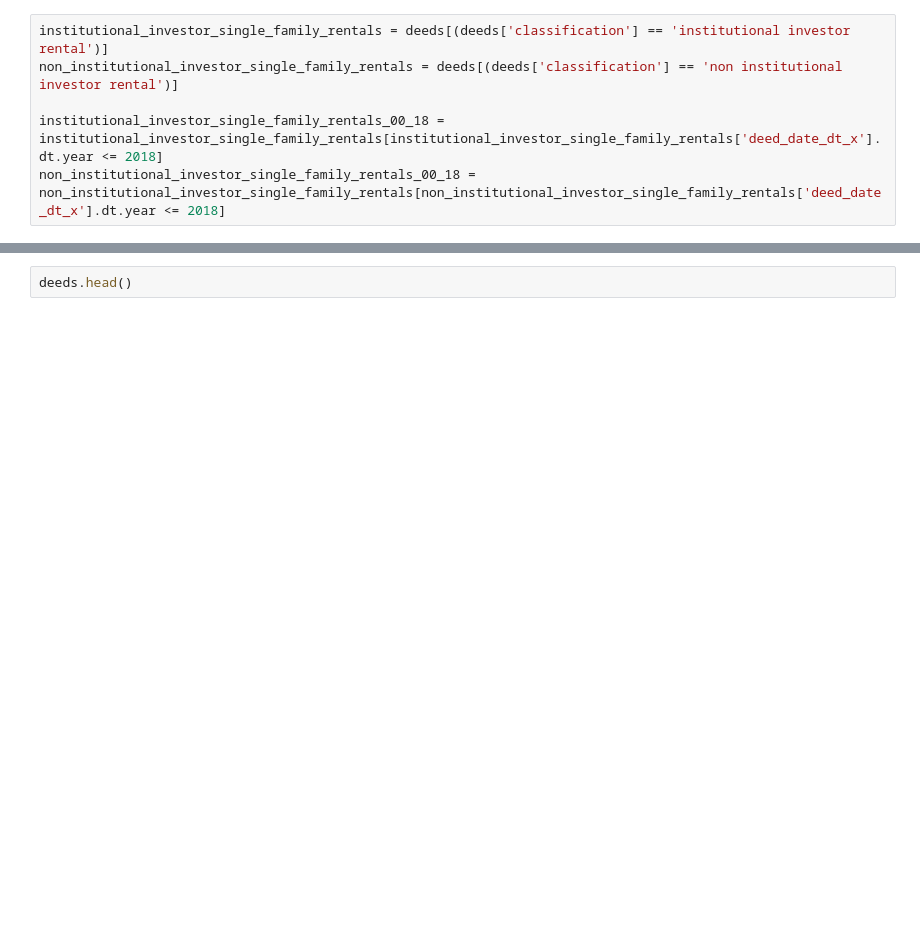
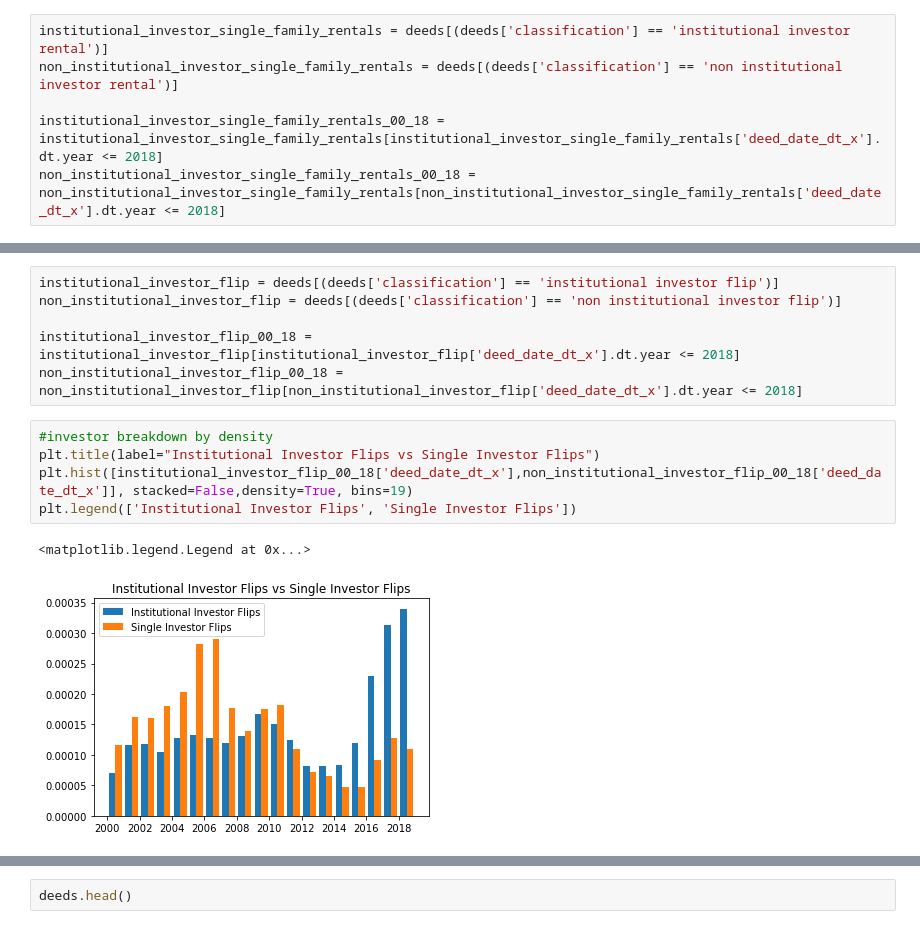
Before and after one commit to CenterForSpatialResearch/investors-NJ, a Jupyter notebook: 04_investor_breakdown.ipynb, the cells around one changed output, grey strips where cells are left out. Drawn from its saved outputs; the diff is of its cells as text; blank space fills up the shorter version.

```diff
--- a/04_investor_breakdown.ipynb
+++ b/04_investor_breakdown.ipynb
@@ -103,0 +226,14 @@ plt.legend(['Institutional Investor SFRs', 'Single Investor SFRs'])
+# %%
+institutional_investor_flip = deeds[(deeds['classification'] == 'institutional investor flip')]
+non_institutional_investor_flip = deeds[(deeds['classification'] == 'non institutional investor flip')]
+
+institutional_investor_flip_00_18 = institutional_investor_flip[institutional_investor_flip['deed_date_dt_x'].dt.year <= 2018]
+non_institutional_investor_flip_00_18 = non_institutional_investor_flip[non_institutional_investor_flip['deed_date_dt_x'].dt.year <= 2018]
+# %%
+#investor breakdown by density
+plt.title(label="Institutional Investor Flips vs Single Investor Flips")
+plt.hist([institutional_investor_flip_00_18['deed_date_dt_x'],non_institutional_investor_flip_00_18['deed_date_dt_x']], stacked=False,density=True, bins=19)
+plt.legend(['Institutional Investor Flips', 'Single Investor Flips'])
+# %% [output]
+<matplotlib.legend.Legend at 0x...>
+[figure, added]
```
Also changed, not shown: parts of 21 cells of this notebook, 2 other files.
